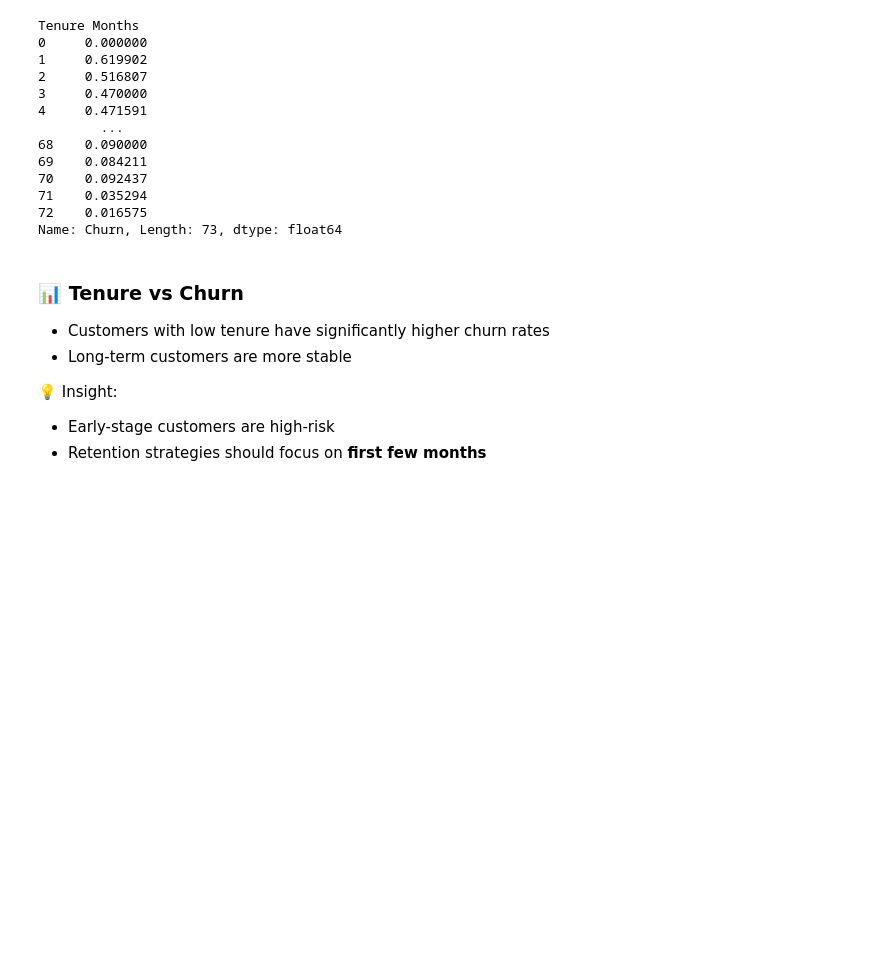
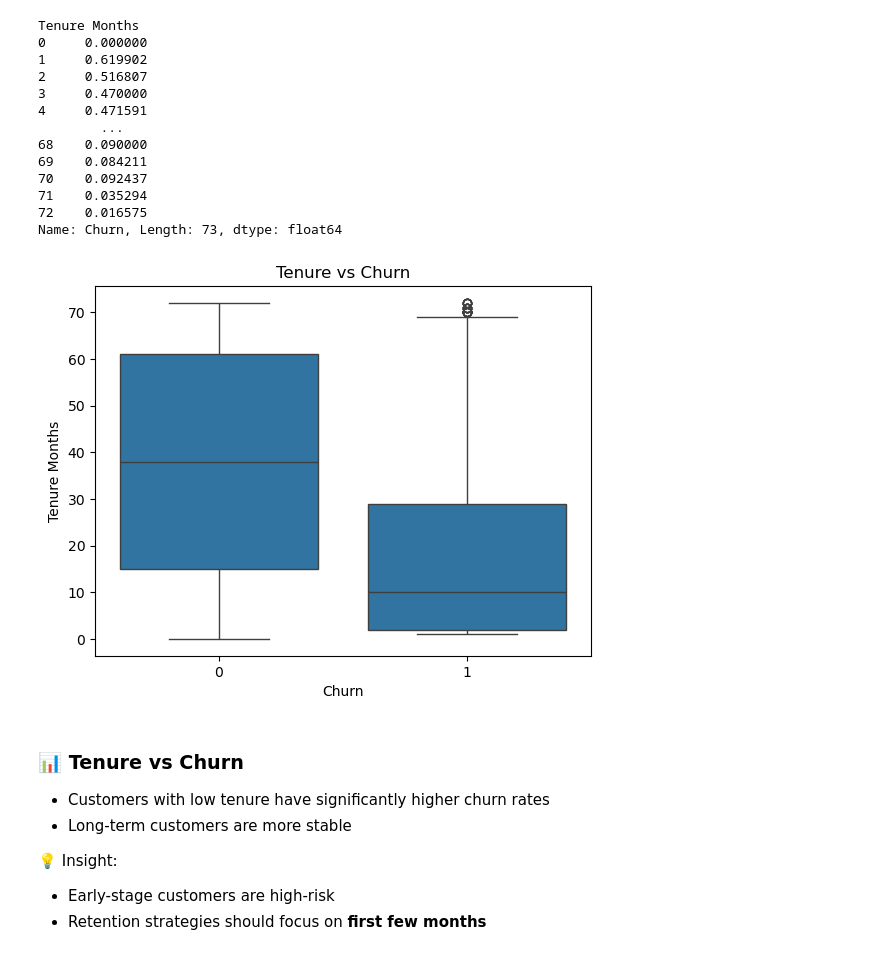
Before and after one commit to niharnandala/Telco-Churn-Prediction-Retention-ml, a Jupyter notebook: notebook/Telco_churn_project.ipynb, the cells around one changed output. Cells and saved outputs as stored; diff of their text form; code cells hidden in the pictures; blank space fills up the shorter version.

```diff
--- a/notebook/Telco_churn_project.ipynb
+++ b/notebook/Telco_churn_project.ipynb
@@ -350,6 +364,12 @@ Tenure Months
 71    0.035294
 72    0.016575
 Name: Churn, Length: 73, dtype: float64
+# %%
+sns.boxplot(x='Churn', y='Tenure Months', data=df)
+plt.title("Tenure vs Churn")
+plt.show()
+# %% [output]
+[figure, added]
 # %% [markdown]
 ### 📊 Tenure vs Churn
 
```
Also changed, not shown: parts of 72 cells of this notebook.
